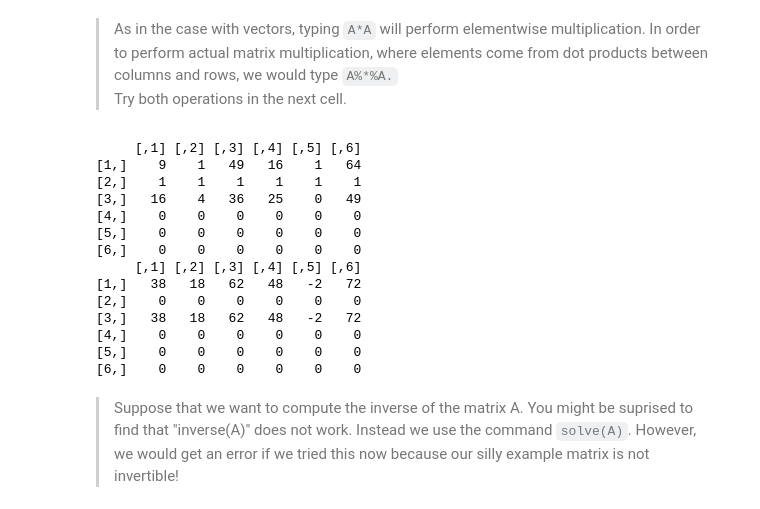
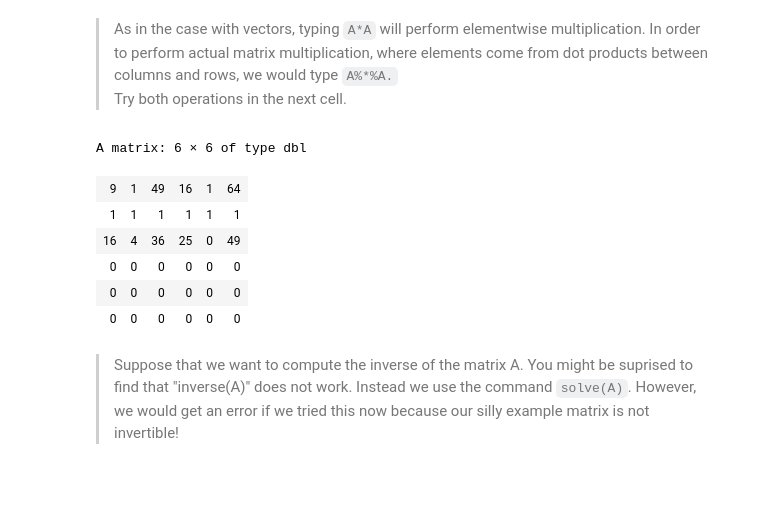
Before and after one commit to gareytwin1/probability-theory, a Jupyter notebook: Week_1/Intro-to-notebooks-and-R.ipynb, the cells around one changed output. Drawn from its saved outputs; the diff is of its cells as text; code cells hidden in the pictures; blank space fills up the shorter version.

```diff
--- a/Week_1/Intro-to-notebooks-and-R.ipynb
+++ b/Week_1/Intro-to-notebooks-and-R.ipynb
@@ -470,24 +471,16 @@ print(A)
 
 Try both operations in the next cell.
 </blockquote>
-# %%
-print(A*A)
-print(A%*%A)
-# %% [output]
-     [,1] [,2] [,3] [,4] [,5] [,6]
-[1,]    9    1   49   16    1   64
-[2,]    1    1    1    1    1    1
-[3,]   16    4   36   25    0   49
-[4,]    0    0    0    0    0    0
-[5,]    0    0    0    0    0    0
-[6,]    0    0    0    0    0    0
-     [,1] [,2] [,3] [,4] [,5] [,6]
-[1,]   38   18   62   48   -2   72
-[2,]    0    0    0    0    0    0
-[3,]   38   18   62   48   -2   72
-[4,]    0    0    0    0    0    0
-[5,]    0    0    0    0    0    0
-[6,]    0    0    0    0    0    0
+# %%
+A*A
+# %% [output]
+A matrix: 6 × 6 of type dbl
+| 9 | 1 | 49 | 16 | 1 | 64 |
+| 1 | 1 | 1 | 1 | 1 | 1 |
+| 16 | 4 | 36 | 25 | 0 | 49 |
+| 0 | 0 | 0 | 0 | 0 | 0 |
+| 0 | 0 | 0 | 0 | 0 | 0 |
+| 0 | 0 | 0 | 0 | 0 | 0 |
 # %% [markdown]
 <blockquote>Suppose that we want to compute the inverse of the matrix A. You might be suprised to find that "inverse(A)" does not work. Instead we use the command <code>solve(A)</code>. However, we would get an error if we tried this now because our silly example matrix is not invertible!
 </blockquote>
```
Also changed, not shown: parts of 29 cells of this notebook.
